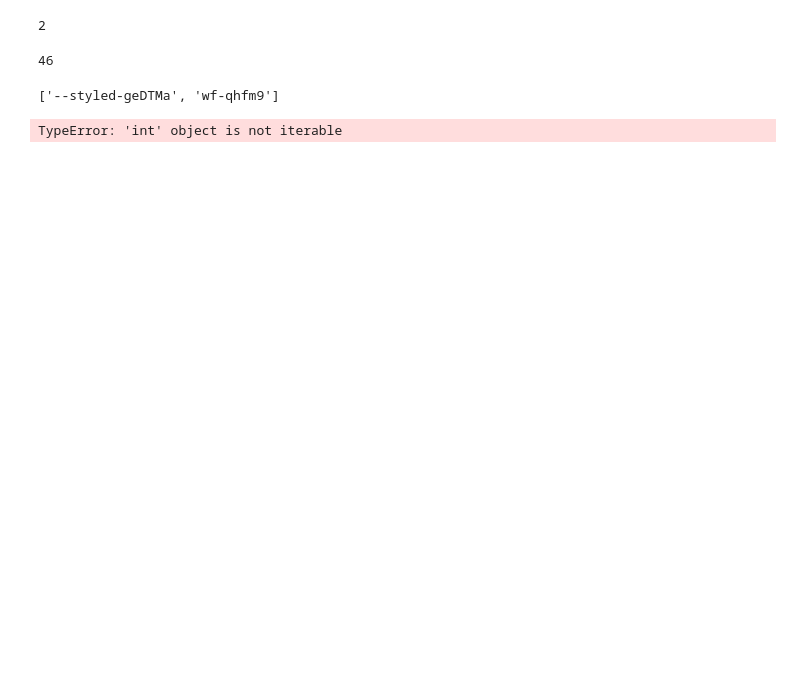
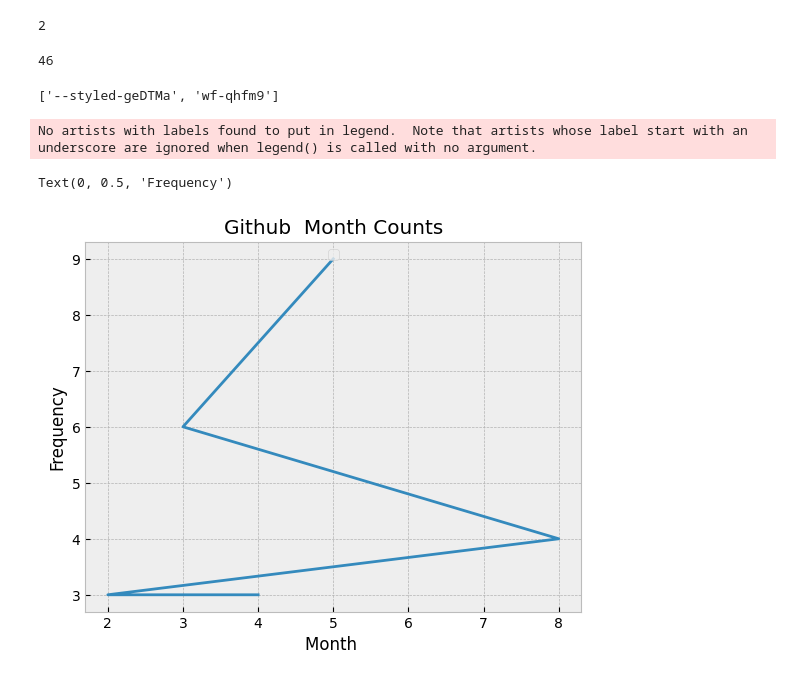
Before and after one commit to sangaryousmane/road_to_datascience, a Jupyter notebook: python-basics/ds-from-scratch/survey.ipynb, the cells around one changed output. Saved outputs shown, nothing was run; the diff lists cells and outputs as text; code cells hidden in the pictures; blank space fills up the shorter version.

```diff
--- a/python-basics/ds-from-scratch/survey.ipynb
+++ b/python-basics/ds-from-scratch/survey.ipynb
@@ -148,15 +127,23 @@ response.p.get('class')
 # %%
 # Scrap info from ur github repo
 from dateutil.parser import parse
 from collections import Counter
+from matplotlib import pyplot as plt
 
 repos = json.loads(requests.get(gitHubUrl).text)
 dates = [parse(repo['created_at']) for repo in repos];
 month_counts = Counter(date.month for date in dates)
 weekday_counts = Counter(date.weekday() for date in dates)
 
+plt.style.use("bmh")
+month, frequency = [list(t) for t in zip(*month_counts.most_common(5))]
 
-month, frequency = [list[t] for t in zip(*month_counts)]
-month
+plt.plot(month, frequency)
+plt.legend(loc=9)
+plt.title("Github  Month Counts")
+plt.xlabel("Month ")
+plt.ylabel("Frequency")
 # %% [output]
-TypeError: 'int' object is not iterable
+No artists with labels found to put in legend.  Note that artists whose label start with an underscore are ignored when legend() is called with no argument.
+Text(0, 0.5, 'Frequency')
+[figure, added]
```
Also changed, not shown: parts of 1 cell of this notebook.
